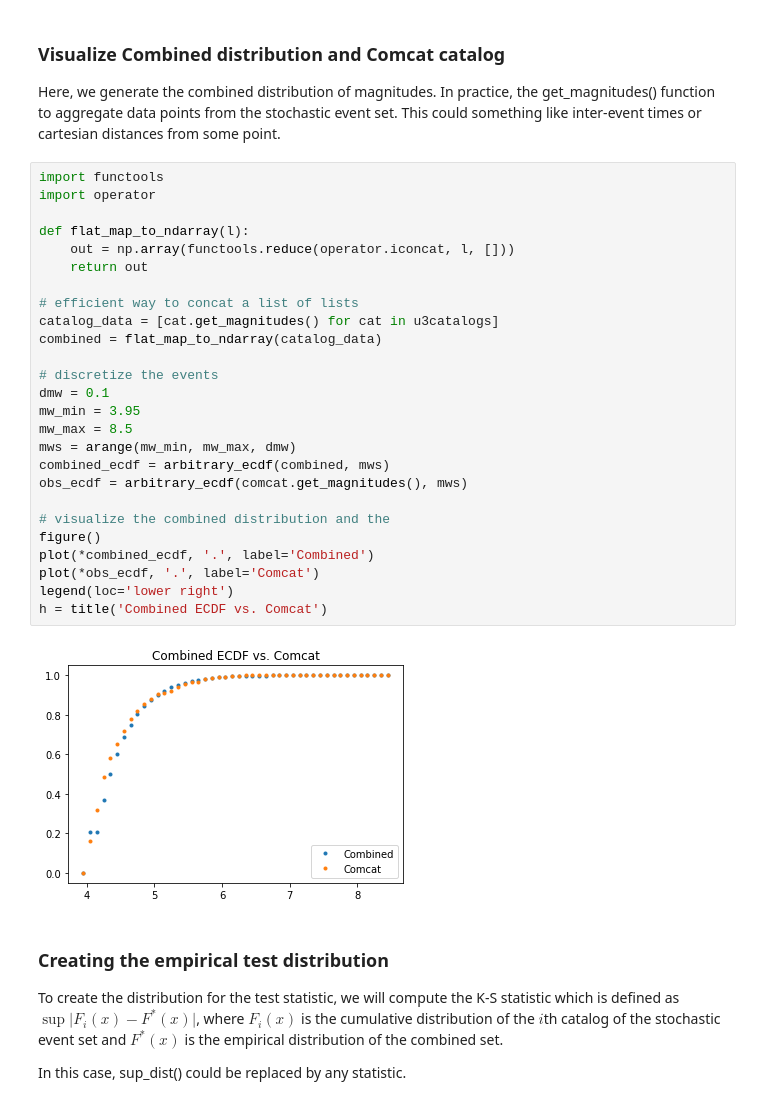
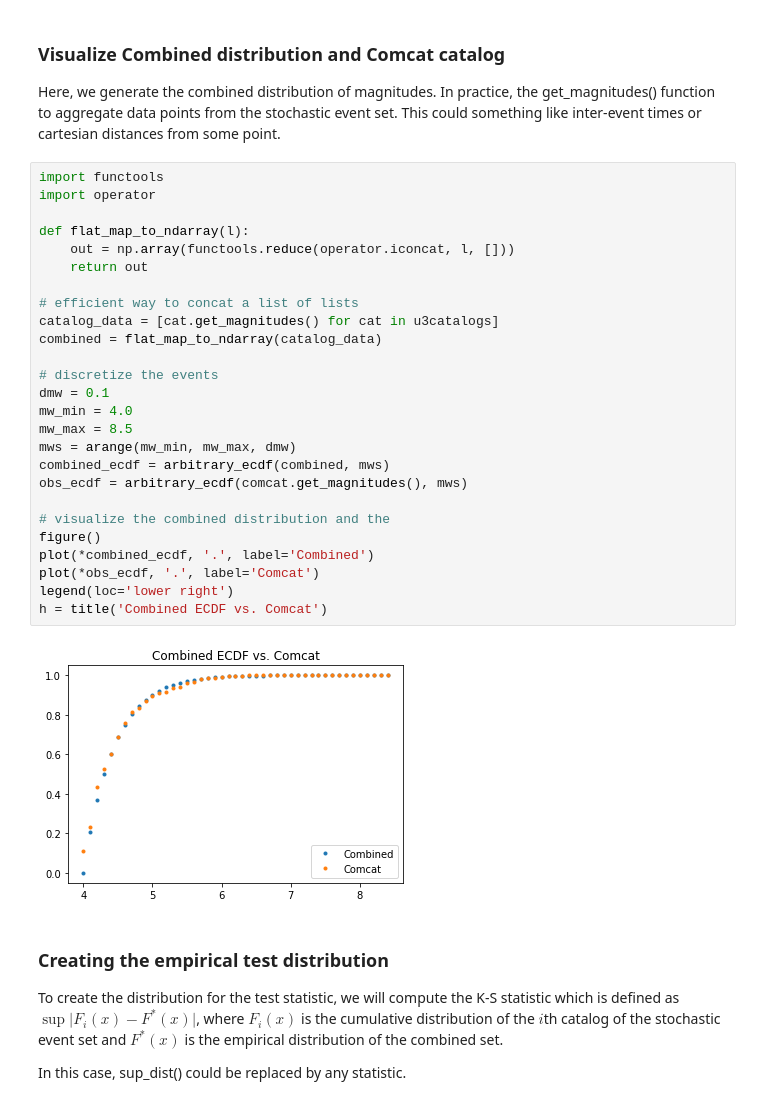
Before and after one commit to SCECcode/pycsep, a Jupyter notebook: notes/m_test_notes.ipynb, the cells around one changed output. Saved outputs shown, nothing was run; the diff lists cells and outputs as text.

```diff
--- a/notes/m_test_notes.ipynb
+++ b/notes/m_test_notes.ipynb
@@ -686,31 +688,31 @@ Here, we generate the combined distribution of magnitudes. In practice, the get_
 # %%
 import functools
 import operator
 
 def flat_map_to_ndarray(l):
     out = np.array(functools.reduce(operator.iconcat, l, []))
     return out
 
 # efficient way to concat a list of lists
 catalog_data = [cat.get_magnitudes() for cat in u3catalogs]
 combined = flat_map_to_ndarray(catalog_data)
 
 # discretize the events
 dmw = 0.1
-mw_min = 3.95
+mw_min = 4.0
 mw_max = 8.5
 mws = arange(mw_min, mw_max, dmw)
 combined_ecdf = arbitrary_ecdf(combined, mws)
 obs_ecdf = arbitrary_ecdf(comcat.get_magnitudes(), mws)
 
 # visualize the combined distribution and the
 figure()
 plot(*combined_ecdf, '.', label='Combined')
 plot(*obs_ecdf, '.', label='Comcat')
 legend(loc='lower right')
 h = title('Combined ECDF vs. Comcat')
 # %% [output]
-[figure, old version]
+[figure, new version]
 # %% [markdown]
 ### Creating the empirical test distribution
 
```
Also changed, not shown: parts of 9 cells of this notebook.
